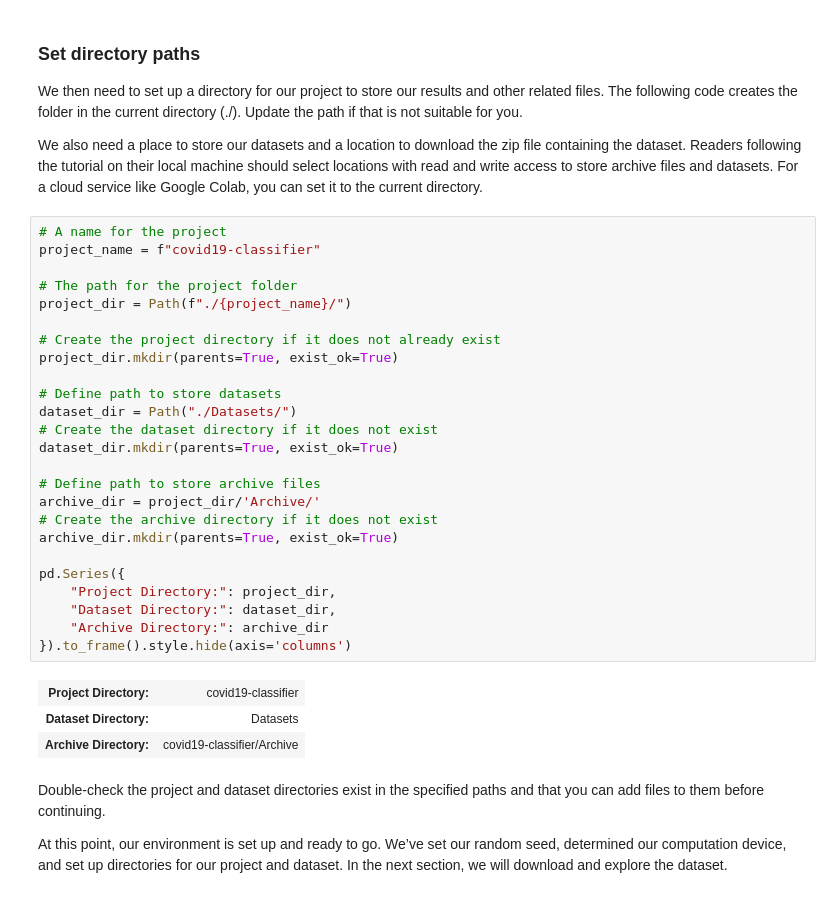
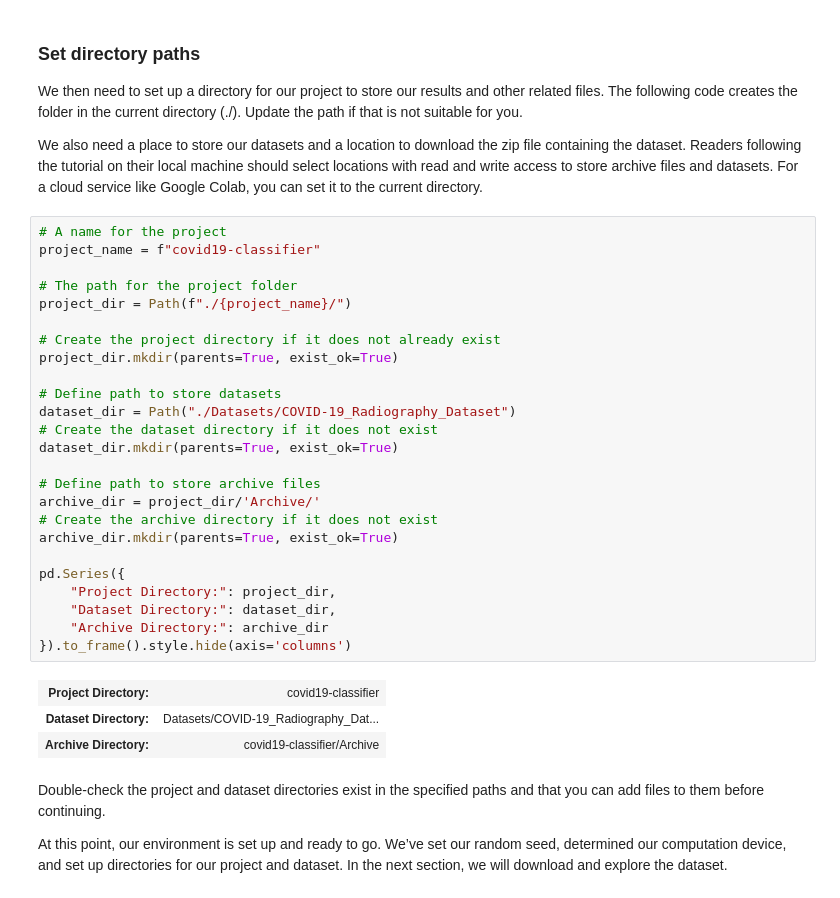
Before and after one commit to alexrodpas/ML-Projects, a Jupyter notebook: COVID19-Dtct-XRay.ipynb, the cells around one changed output. Drawn from its saved outputs; the diff is of its cells as text.

Commit message:
Updated notebook with sections on Dataset

```diff
--- a/COVID19-Dtct-XRay.ipynb
+++ b/COVID19-Dtct-XRay.ipynb
@@ -136,31 +120,31 @@ We also need a place to store our datasets and a location to download the zip fi
 # %%
 # A name for the project
 project_name = f"covid19-classifier"
 
 # The path for the project folder
 project_dir = Path(f"./{project_name}/")
 
 # Create the project directory if it does not already exist
 project_dir.mkdir(parents=True, exist_ok=True)
 
 # Define path to store datasets
-dataset_dir = Path("./Datasets/")
+dataset_dir = Path("./Datasets/COVID-19_Radiography_Dataset")
 # Create the dataset directory if it does not exist
 dataset_dir.mkdir(parents=True, exist_ok=True)
 
 # Define path to store archive files
 archive_dir = project_dir/'Archive/'
 # Create the archive directory if it does not exist
 archive_dir.mkdir(parents=True, exist_ok=True)
 
 pd.Series({
     "Project Directory:": project_dir,
     "Dataset Directory:": dataset_dir,
     "Archive Directory:": archive_dir
 }).to_frame().style.hide(axis='columns')
 # %% [output]
 | Project Directory: | covid19-classifier |
-| Dataset Directory: | Datasets |
+| Dataset Directory: | Datasets/COVID-19_Radiography_Dat... |
 | Archive Directory: | covid19-classifier/Archive |
 # %% [markdown]
 Double-check the project and dataset directories exist in the specified paths and that you can add files to them before continuing.
```
Also changed, not shown: parts of 22 cells of this notebook.
